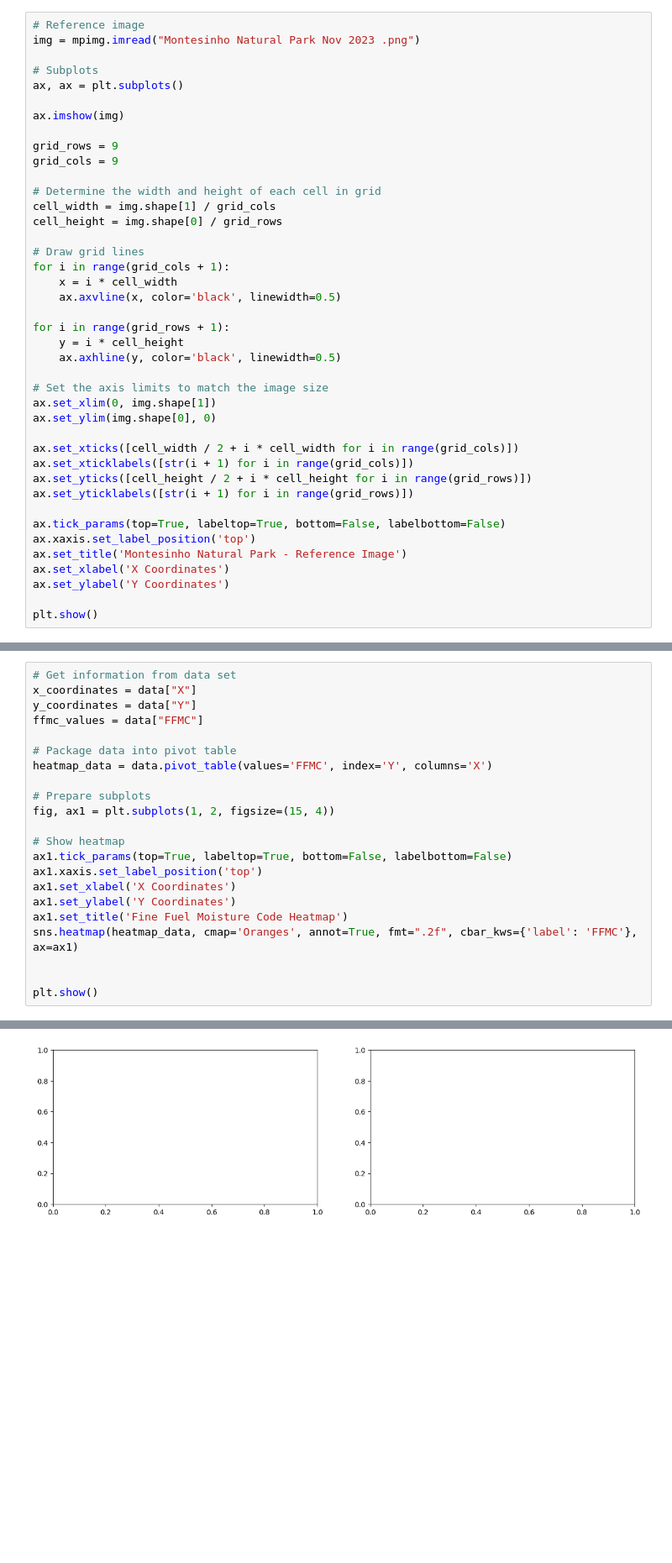
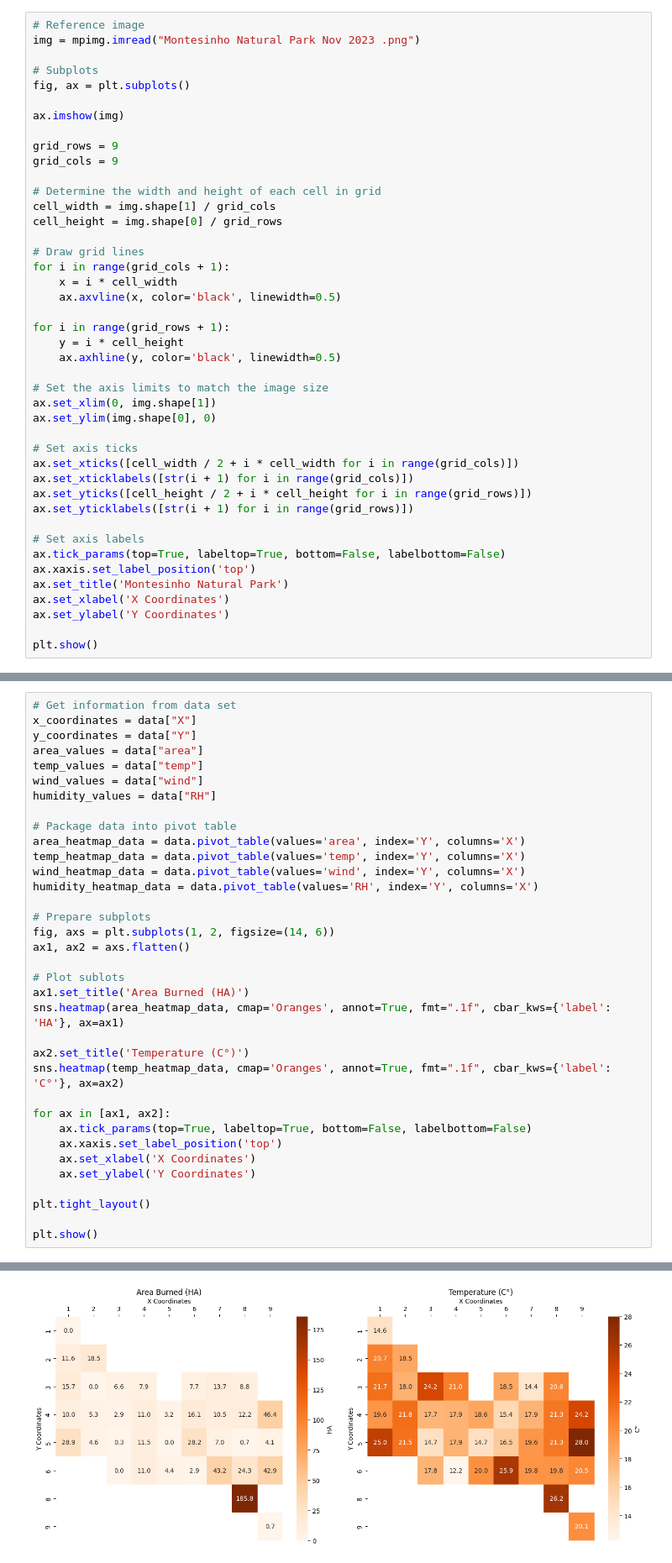
Before and after one commit to sashamrobinson/Firewatch, a Jupyter notebook: ForestFireDataAnalysis.ipynb, the cells around one changed output, grey strips where cells are left out. Shown: that part at 84% size. Saved outputs shown, nothing was run; the diff lists cells and outputs as text; blank space fills up the shorter version.

Commit message:
Adding new visuals and further data visualizations

```diff
--- a/ForestFireDataAnalysis.ipynb
+++ b/ForestFireDataAnalysis.ipynb
@@ -31,7 +34,7 @@ data.describe()
 img = mpimg.imread("Montesinho Natural Park Nov 2023 .png")
 
 # Subplots
-ax, ax = plt.subplots()
+fig, ax = plt.subplots()
 
 ax.imshow(img)
 
@@ -55,14 +58,16 @@ for i in range(grid_rows + 1):
 ax.set_xlim(0, img.shape[1])
 ax.set_ylim(img.shape[0], 0)
 
+# Set axis ticks
 ax.set_xticks([cell_width / 2 + i * cell_width for i in range(grid_cols)])
 ax.set_xticklabels([str(i + 1) for i in range(grid_cols)])
 ax.set_yticks([cell_height / 2 + i * cell_height for i in range(grid_rows)])
 ax.set_yticklabels([str(i + 1) for i in range(grid_rows)])
 
+# Set axis labels
 ax.tick_params(top=True, labeltop=True, bottom=False, labelbottom=False)
 ax.xaxis.set_label_position('top')
-ax.set_title('Montesinho Natural Park - Reference Image')
+ax.set_title('Montesinho Natural Park')
 ax.set_xlabel('X Coordinates')
 ax.set_ylabel('Y Coordinates')
 
@@ -73,22 +78,35 @@ plt.show()
 # Get information from data set
 x_coordinates = data["X"]
 y_coordinates = data["Y"]
-ffmc_values = data["FFMC"]
+area_values = data["area"]
+temp_values = data["temp"]
+wind_values = data["wind"]
+humidity_values = data["RH"]
 
 # Package data into pivot table
-heatmap_data = data.pivot_table(values='FFMC', index='Y', columns='X')
+area_heatmap_data = data.pivot_table(values='area', index='Y', columns='X')
+temp_heatmap_data = data.pivot_table(values='temp', index='Y', columns='X')
+wind_heatmap_data = data.pivot_table(values='wind', index='Y', columns='X')
+humidity_heatmap_data = data.pivot_table(values='RH', index='Y', columns='X')
 
 # Prepare subplots
-fig, ax1 = plt.subplots(1, 2, figsize=(15, 4))
+fig, axs = plt.subplots(1, 2, figsize=(14, 6))
+ax1, ax2 = axs.flatten()
 
-# Show heatmap
-ax1.tick_params(top=True, labeltop=True, bottom=False, labelbottom=False)
-ax1.xaxis.set_label_position('top')
-ax1.set_xlabel('X Coordinates')
-ax1.set_ylabel('Y Coordinates')
-ax1.set_title('Fine Fuel Moisture Code Heatmap')
-sns.heatmap(heatmap_data, cmap='Oranges', annot=True, fmt=".2f", cbar_kws={'label': 'FFMC'}, ax=ax1)
+# Plot sublots
+ax1.set_title('Area Burned (HA)')
+sns.heatmap(area_heatmap_data, cmap='Oranges', annot=True, fmt=".1f", cbar_kws={'label': 'HA'}, ax=ax1)
 
+ax2.set_title('Temperature (C°)')
+sns.heatmap(temp_heatmap_data, cmap='Oranges', annot=True, fmt=".1f", cbar_kws={'label': 'C°'}, ax=ax2)
+
+for ax in [ax1, ax2]:
+    ax.tick_params(top=True, labeltop=True, bottom=False, labelbottom=False)
+    ax.xaxis.set_label_position('top')
+    ax.set_xlabel('X Coordinates')
+    ax.set_ylabel('Y Coordinates')
+
+plt.tight_layout()
 
 plt.show()
 # %% [output]
@@ -96 +113 @@ AttributeError: 'numpy.ndarray' object has no attribute 'tick_params'
-[figure, old version]
+[figure, new version]
```
Also changed, not shown: parts of 6 cells of this notebook, 1 other file.
